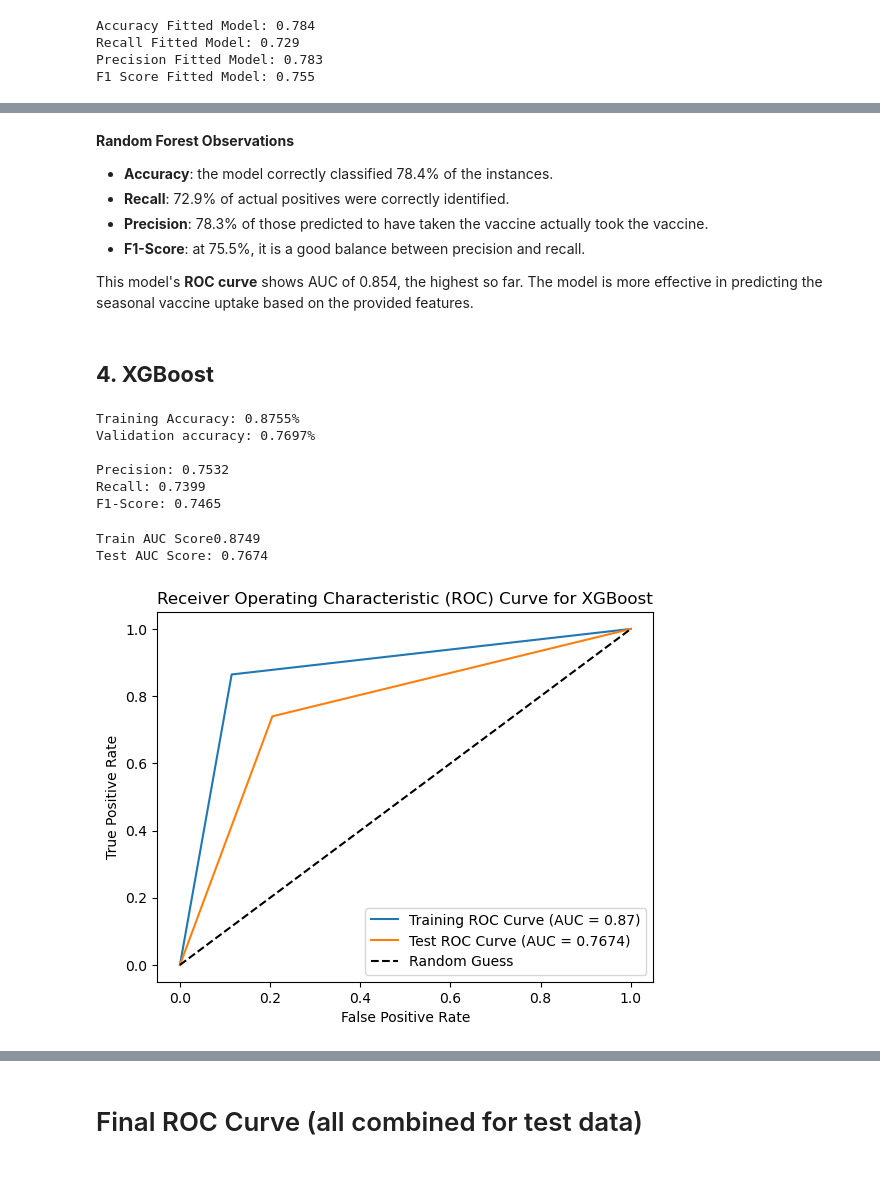
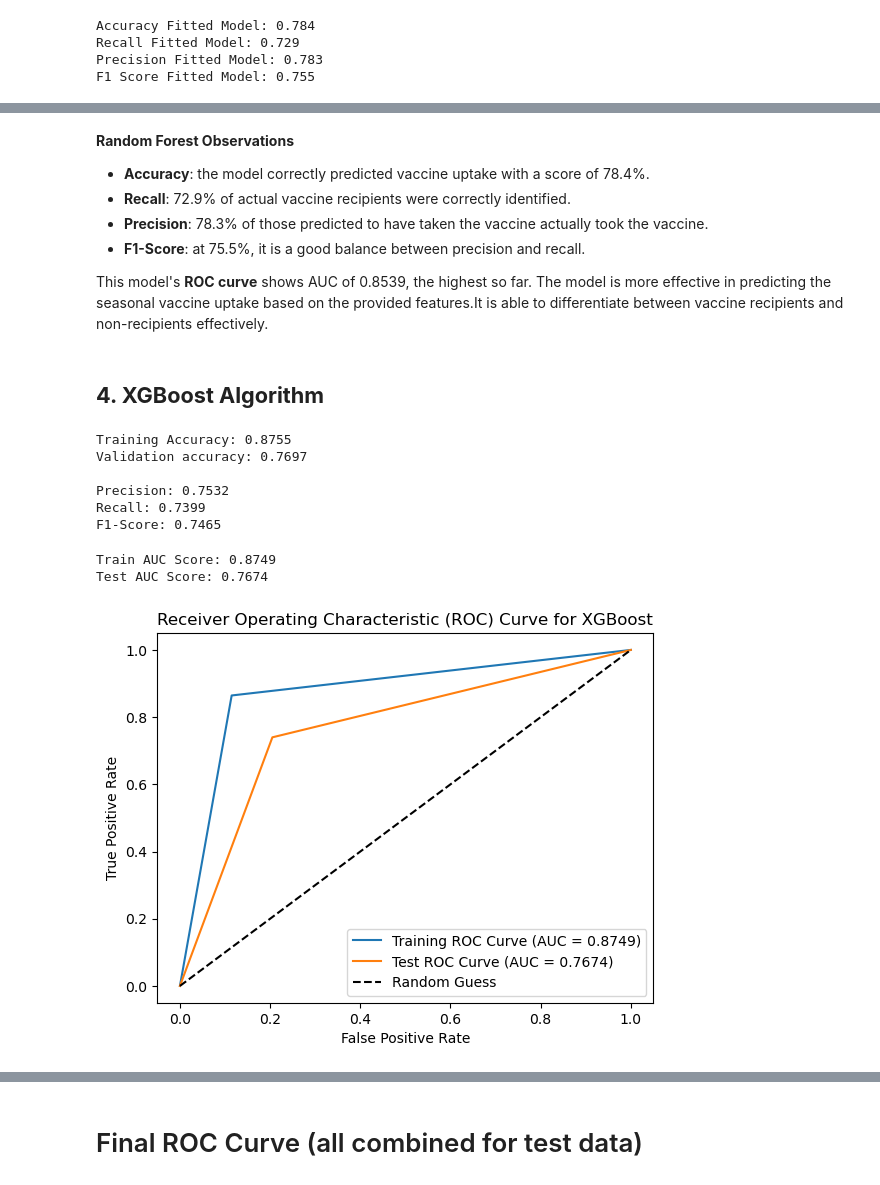
Before and after one commit to kuriawaruchu/Seasonal-Flu-Vaccine-Prediction, a Jupyter notebook: Group5_ph03_project.ipynb, the cells around one changed output, grey strips where cells are left out. Cells and saved outputs as stored; diff of their text form; code cells hidden in the pictures.

```diff
--- a/Group5_ph03_project.ipynb
+++ b/Group5_ph03_project.ipynb
@@ -1325,14 +1307,14 @@ Test AUC Score: 0.8539
 [figure]
 # %% [markdown]
 **Random Forest Observations**
-- **Accuracy**: the model correctly classified 78.4% of the instances.
-- **Recall**: 72.9% of actual positives were correctly identified.
+- **Accuracy**: the model correctly predicted vaccine uptake with a score of 78.4%.
+- **Recall**: 72.9% of actual vaccine recipients were correctly identified.
 - **Precision**: 78.3% of those predicted to have taken the vaccine actually took the vaccine.
 - **F1-Score**: at 75.5%, it is a good balance between precision and recall.
 
-This model's **ROC curve** shows AUC of 0.854, the highest so far. The model is more effective in predicting the seasonal vaccine uptake based on the provided features.
+This model's **ROC curve** shows AUC of 0.8539, the highest so far. The model is more effective in predicting the seasonal vaccine uptake based on the provided features.It is able to differentiate between vaccine recipients and non-recipients effectively.
 # %% [markdown]
-## **4. XGBoost**
+## **4. XGBoost Algorithm**
 # %%
 # import library
 from xgboost import XGBClassifier
@@ -1355,8 +1337,8 @@ test_preds = model4.predict(X_test_scaled)
 training_accuracy = accuracy_score(y_train, training_preds)
 test_accuracy = accuracy_score(y_test, test_preds)
 
-print("Training Accuracy: {:.4}%".format(training_accuracy))
-print("Validation accuracy: {:.4}%".format(test_accuracy))
+print("Training Accuracy: {:.4}".format(training_accuracy))
+print("Validation accuracy: {:.4}".format(test_accuracy))
 print()
 
 # evaluation
@@ -1369,8 +1351,8 @@ print("Precision: {:.4f}".format(model4_precision))
 print("Recall: {:.4f}".format(model4_recall))
 print("F1-Score: {:.4f}".format(model4_f1))
 # %% [output]
-Training Accuracy: 0.8755%
-Validation accuracy: 0.7697%
+Training Accuracy: 0.8755
+Validation accuracy: 0.7697
 
 Precision: 0.7532
 Recall: 0.7399
@@ -1378,29 +1360,29 @@ F1-Score: 0.7465
 # %%
 # Calculate false positive rate (fpr), true positive rate (tpr), and thresholds for ROC curve
 training_fpr_x, training_tpr_x, _ = roc_curve(y_train, training_preds)
 test_fpr_x, test_tpr_x, _ = roc_curve(y_test, test_preds)
 
 # Calculate AUC scores for training and test sets
 training_auc_model4 = roc_auc_score(y_train, training_preds)
 test_auc_model4 = roc_auc_score(y_test, test_preds)
 
 # Print AUC Score
-print("Train AUC Score{:.4f}". format(training_auc_model4))
+print("Train AUC Score: {:.4f}". format(training_auc_model4))
 print("Test AUC Score: {:.4f}".format(test_auc_model4))
 
 # Plot the ROC curve
-plt.plot(training_fpr_x, training_tpr_x, label="Training ROC Curve (AUC = {:.2f})".format(training_auc_model4))
+plt.plot(training_fpr_x, training_tpr_x, label="Training ROC Curve (AUC = {:.4f})".format(training_auc_model4))
 plt.plot(test_fpr_x, test_tpr_x, label="Test ROC Curve (AUC = {:.4f})".format(test_auc_model4))
 plt.plot([0, 1], [0, 1], "k--", label="Random Guess")
 plt.xlabel("False Positive Rate")
 plt.ylabel("True Positive Rate")
 plt.title("Receiver Operating Characteristic (ROC) Curve for XGBoost")
 plt.legend(loc="lower right")
 
-plt.savefig("xgboost_roc_curve.png")
+plt.savefig("images/xgboost_roc_curve.png")
 plt.show()
 # %% [output]
-Train AUC Score0.8749
+Train AUC Score: 0.8749
 Test AUC Score: 0.7674
-[figure, old version]
+[figure, new version]
 # %% [markdown]
```
Also changed, not shown: parts of 42 cells of this notebook, 22 other files.
